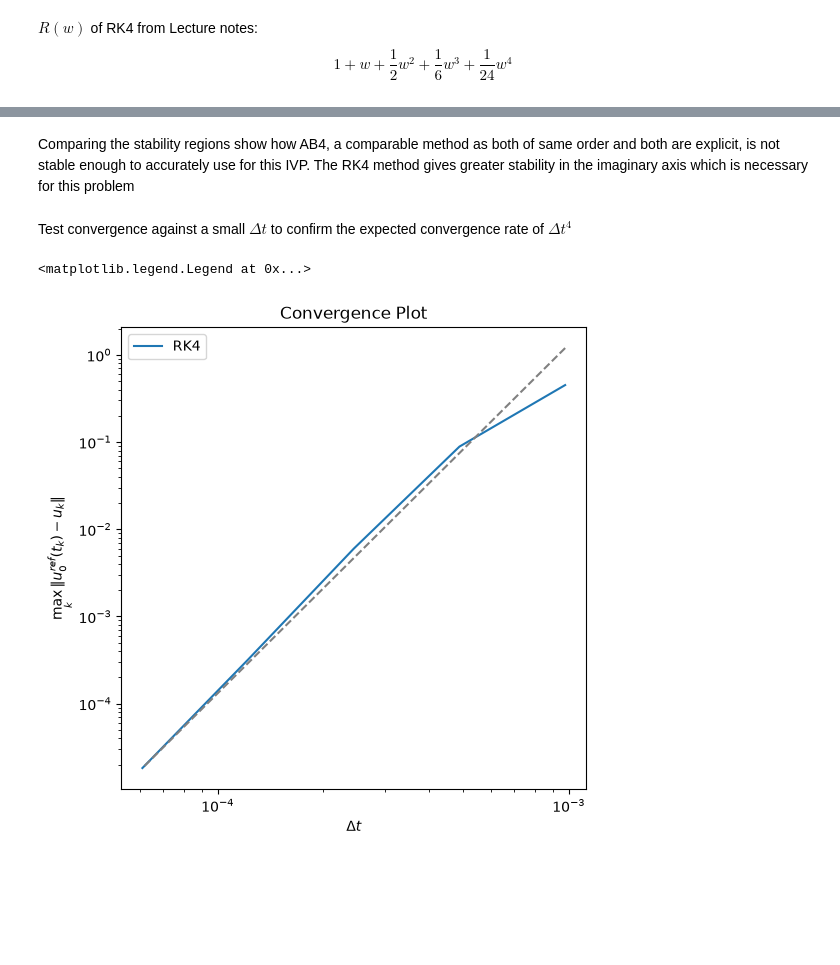
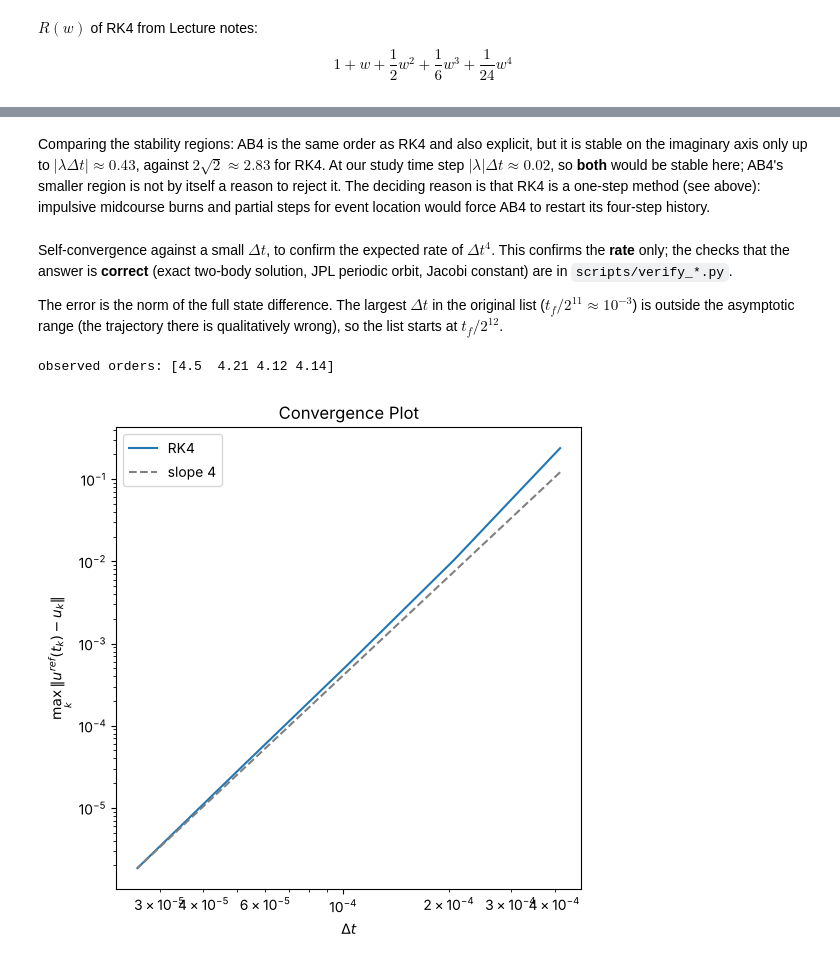
Before and after one commit to boyakhil978/FreeReturnTrajectory, a Jupyter notebook: FreeReturnTrajectory.ipynb, the cells around one changed output, grey strips where cells are left out. Drawn from its saved outputs; the diff is of its cells as text; code cells hidden in the pictures; blank space fills up the shorter version.

```diff
--- a/FreeReturnTrajectory.ipynb
+++ b/FreeReturnTrajectory.ipynb
@@ -242,62 +256,57 @@ ax21.axvline(0, color="GREY", linestyle="-", linewidth=1, alpha=0.5)
 # %% [markdown]
-Comparing the stability regions show how AB4, a comparable method as both of same order and both are explicit, is not stable enough to accurately use for this IVP. The RK4 method gives greater stability in the imaginary axis which is necessary for this problem
+Comparing the stability regions: AB4 is the same order as RK4 and also explicit, but it is stable on the imaginary axis only up to $|\lambda\Delta t| \approx 0.43$, against $2\sqrt{2} \approx 2.83$ for RK4. At our study time step $|\lambda|\Delta t \approx 0.02$, so **both** would be stable here; AB4's smaller region is not by itself a reason to reject it. The deciding reason is that RK4 is a one-step method (see above): impulsive midcourse burns and partial steps for event location would force AB4 to restart its four-step history.
 # %%
-# INITIAL CONDITIONS
+# INITIAL CONDITIONS: the retargeted nominal (gamma_EI = -6.52 deg), from scripts/retarget_nominal.py
 
-delta_v = 3.14 # km/s
-phi = 4.12 # rad
+delta_v = nominal['delta_v_kms'] # km/s
+phi = nominal['phi_rad'] # rad
 
-x_0 = -MU + R_0_ND*np.cos(phi)
-y_0 = R_0_ND*np.sin(phi)
+u_start_ND = tli_state(delta_v, phi)
 
-v_C = np.sqrt((1 - MU)/R_0_ND) + delta_v/V
-
-vx_0 = -v_C*np.sin(phi) + y_0
-vy_0 = v_C*np.cos(phi) - (x_0 + MU)
-
-u_start_ND = np.array([x_0, y_0, vx_0, vy_0])
-
-#t_f = 7.5*24*60*60 # s
-#t_f_ND = t_f / T
-
-t_f_ND = 2
-t_f = 2*T
+# stop just before entry interface (t_EI = 1.740 nondimensional), so the whole run is a coast
+t_f_ND = 1.7
+t_f = t_f_ND*T
 # %% [markdown]
-Test convergence against a small $\Delta t$ to confirm the expected convergence rate of $\Delta t^4$
+Self-convergence against a small $\Delta t$, to confirm the expected rate of $\Delta t^4$. This confirms the **rate** only; the checks that the answer is **correct** (exact two-body solution, JPL periodic orbit, Jacobi constant) are in `scripts/verify_*.py`.
+
+The error is the norm of the full state difference. The largest $\Delta t$ in the original list ($t_f/2^{11} \approx 10^{-3}$) is outside the asymptotic range (the trajectory there is qualitatively wrong), so the list starts at $t_f/2^{12}$.
 # %%
-from freereturn.integrators import rk4
+from Helpers.rk4 import rk4
 
 dt_ref_ND = t_f_ND/2**17
 dt_ref = dt_ref_ND * T
 
-dt_list_ND = np.array([t_f_ND/2**11, t_f_ND/2**12, t_f_ND/2**13, t_f_ND/2**14, t_f_ND/2**15])
+dt_list_ND = np.array([t_f_ND/2**12, t_f_ND/2**13, t_f_ND/2**14, t_f_ND/2**15, t_f_ND/2**16])
 dt_list = dt_list_ND * T
 
 u_ref_ND, times_ref_ND = rk4(f_spacecraft, u_start_ND, t_f_ND, dt_ref_ND)
 
-def global_error(u, times, dt_ND, dimension):
-    '''Dimension is an integer 0-3 representing which of x, y, vx, vy should be compared'''
-    return np.abs(u[:, dimension] - u_ref_ND[::(int(round(dt_ND/dt_ref_ND))), dimension]).max()
+def global_error(u, times, dt_ND):
+    '''max over k of the norm of the full-state difference from the reference'''
+    return np.linalg.norm(u - u_ref_ND[::(int(round(dt_ND/dt_ref_ND)))], axis=1).max()
 
 error_list_ND = []
 
 for dt_ND in dt_list_ND:
     u, times = rk4(f_spacecraft, u_start_ND, t_f_ND, dt_ND)
-    error_list_ND.append(global_error(u, times, dt_ND, 0))
+    error_list_ND.append(global_error(u, times, dt_ND))
 
 fig4 = plt.figure(figsize=(6, 6))
 ax41 = fig4.add_subplot(111)
 
 ax41.set_title(f'Convergence Plot')
-ax41.set_xlabel(f'$\Delta t$')
-ax41.set_ylabel(f'$\max_k \| u_0^{{ref}}(t_k) - u_k \|$')
+ax41.set_xlabel(r'$\Delta t$')
+ax41.set_ylabel(r'$\max_k \| u^{ref}(t_k) - u_k \|$')
 ax41.set_xscale('log')
 ax41.set_yscale('log')
 
 ax41.plot(dt_list_ND, error_list_ND, label='RK4')
-ax41.plot(dt_list_ND, error_list_ND[-1] * (dt_list_ND / dt_list_ND[-1])**4, ls='--', color='GREY')
+ax41.plot(dt_list_ND, error_list_ND[-1] * (dt_list_ND / dt_list_ND[-1])**4, ls='--', color='GREY', label='slope 4')
 
 ax41.legend()
+
+error_list_ND = np.array(error_list_ND)
+print('observed orders:', np.round(np.log2(error_list_ND[:-1]/error_list_ND[1:]), 2))
 # %% [output]
-<matplotlib.legend.Legend at 0x...>
+observed orders: [4.5  4.21 4.12 4.14]
-[figure, old version]
+[figure, new version]
```
Also changed, not shown: parts of 6 cells of this notebook, 29 other files.
